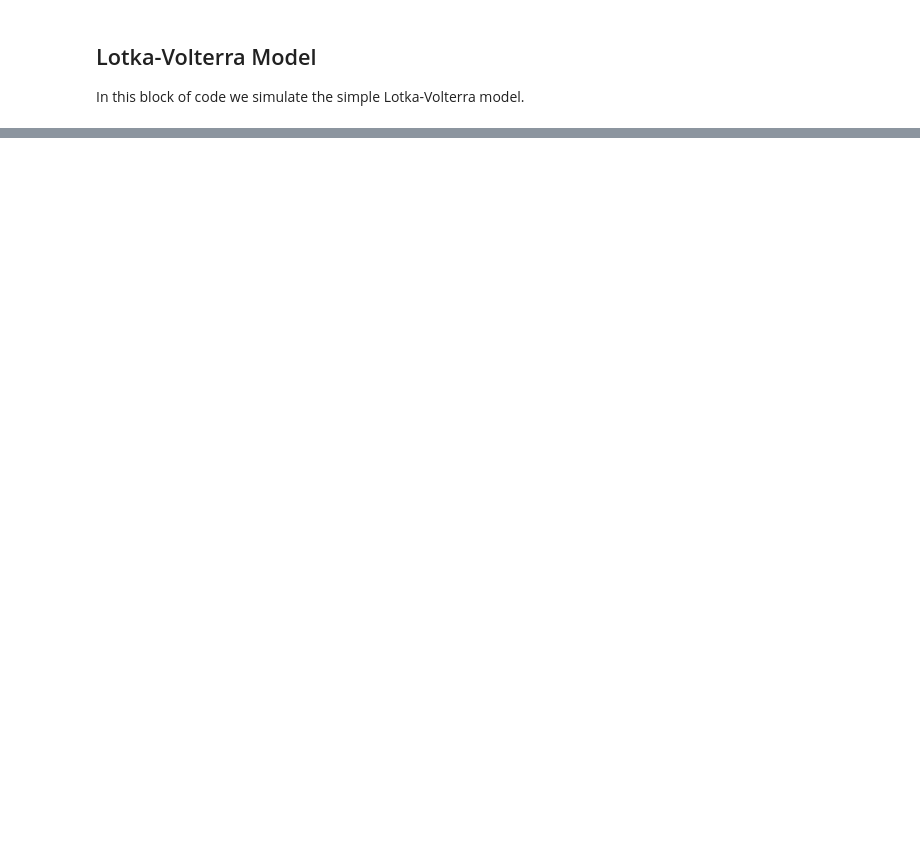
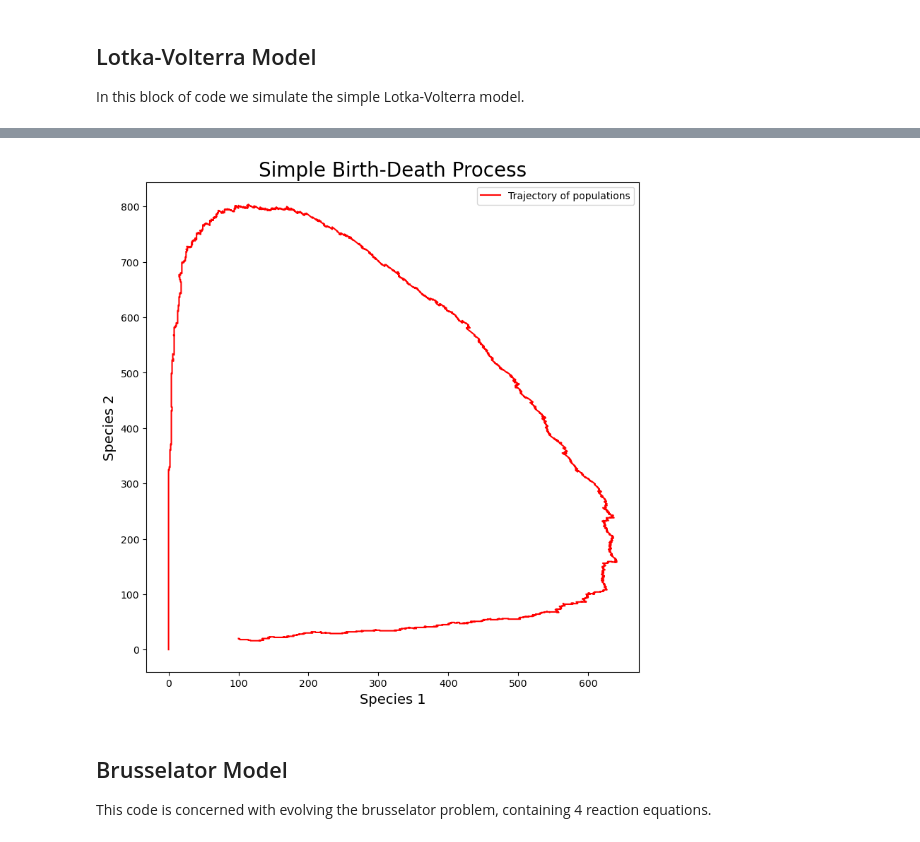
Before and after one commit to BertDepoorter/Monte-Carlo-Methods, a Jupyter notebook: Exercise_14_15_16_Gillespie_systems.ipynb, the cells around one changed output, grey strips where cells are left out. Cells and saved outputs as stored; diff of their text form; code cells hidden in the pictures; blank space fills up the shorter version.

```diff
--- a/Exercise_14_15_16_Gillespie_systems.ipynb
+++ b/Exercise_14_15_16_Gillespie_systems.ipynb
@@ -134,3 +40,10 @@ system.plot_species(times, populations, 0, 1)
+# %%
+LotkaVolterra.plot_species_against_each_other(populations, 0, 1)
+# %% [output]
+[figure, added]
+# %% [markdown]
+## Brusselator Model
+This code is concerned with evolving the brusselator problem, containing 4 reaction equations.
 # %%
 # Brusselator model
 number_species = 2
```
Also changed, not shown: parts of 9 cells of this notebook, 3 other files.
